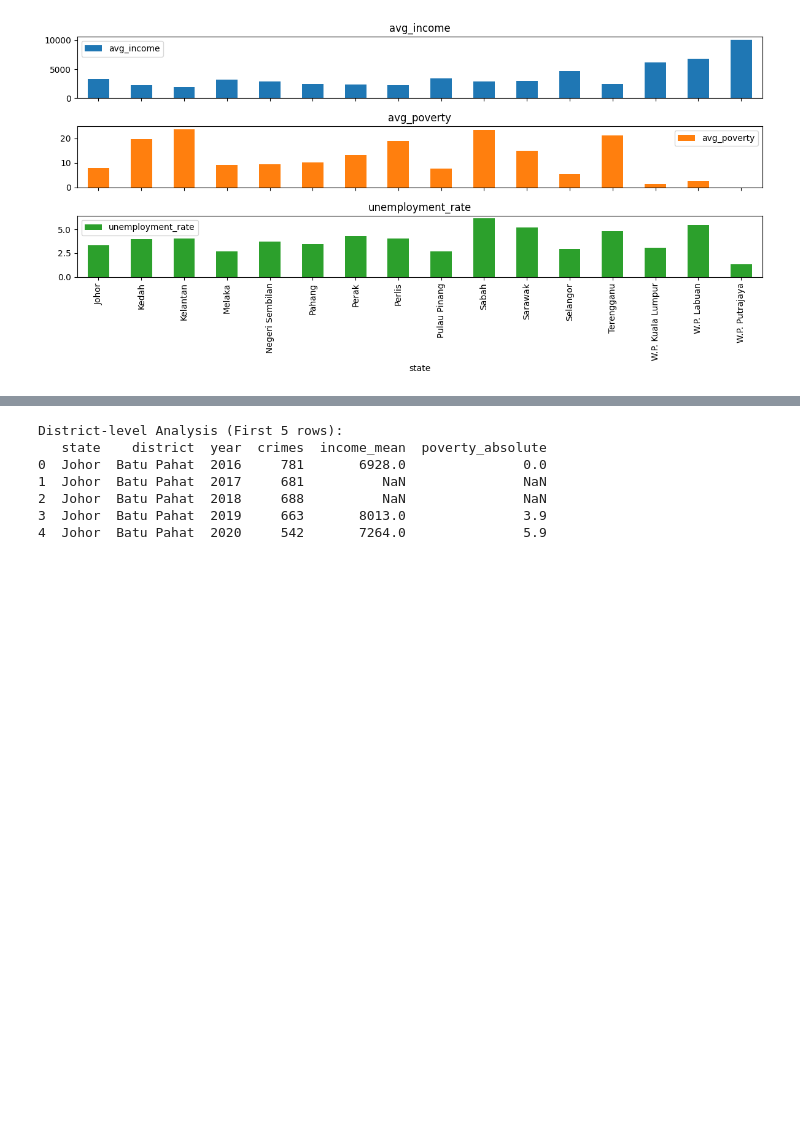
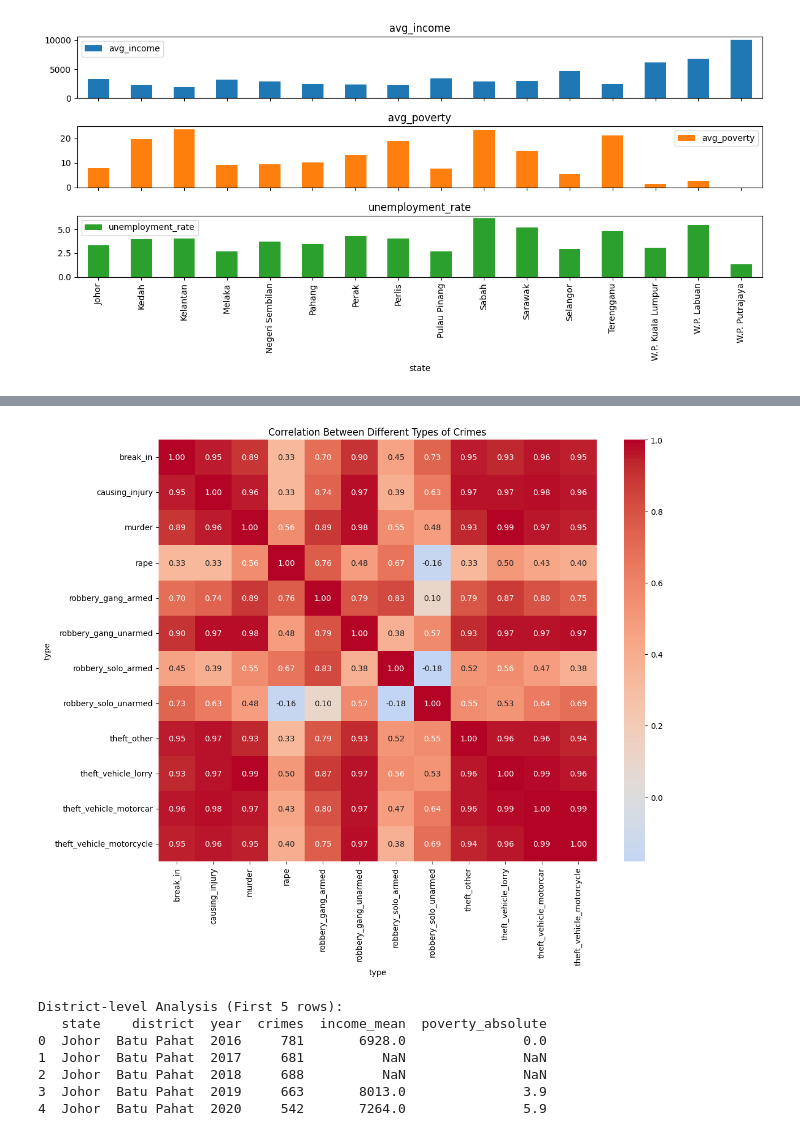
Before and after one commit to izzhamburhan/Crime-and-Socioeconomy---MY, a Jupyter notebook: notebooks/003_income_state.ipynb, the cells around one changed output, grey strips where cells are left out. Cells and saved outputs as stored; diff of their text form; code cells hidden in the pictures; blank space fills up the shorter version.

```diff
--- a/notebooks/003_income_state.ipynb
+++ b/notebooks/003_income_state.ipynb
@@ -202,3 +179,21 @@ year
+# %%
+# 5. Crime Type Correlation Heatmap
+crime_pivot = crime_df.pivot_table(
+    index='date',
+    columns='type',
+    values='crimes',
+    aggfunc='sum'
+).fillna(0)
+
+plt.figure(figsize=(12, 10))
+sns.heatmap(crime_pivot.corr(), annot=True, cmap='coolwarm', center=0, fmt='.2f')
+plt.title('Correlation Between Different Types of Crimes')
+plt.tight_layout()
+plt.savefig('../results/crime_correlation.png')
+plt.show()
+plt.close()
+# %% [output]
+[figure, added]
 # %%
 # Calculate crime rates per district
 district_analysis = crime_df.groupby(['state', 'district', 'year'])['crimes'].sum().reset_index()
```
Also changed, not shown: parts of 7 cells of this notebook, 7 other files.
